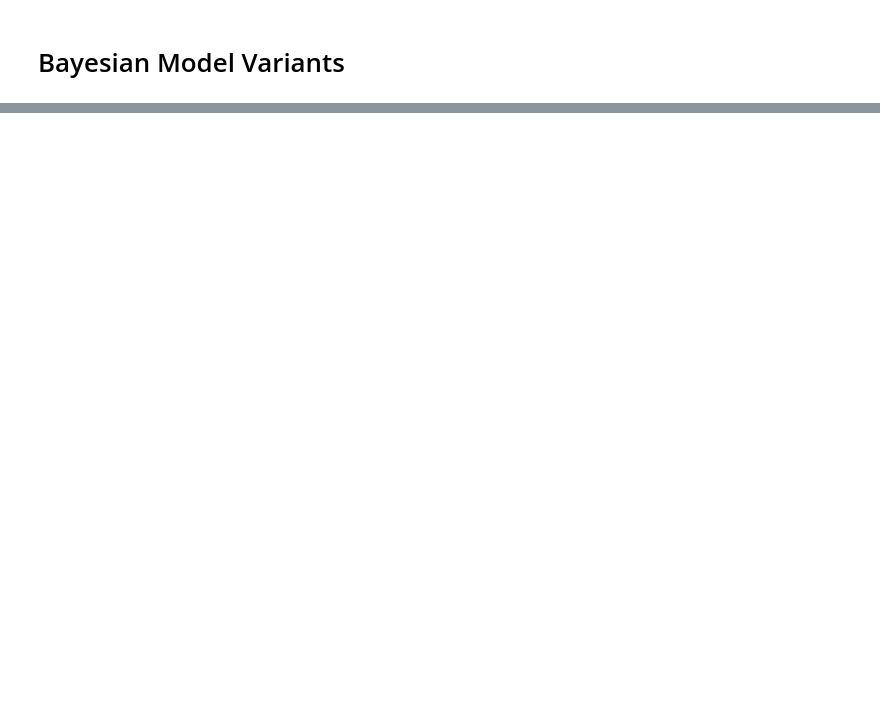
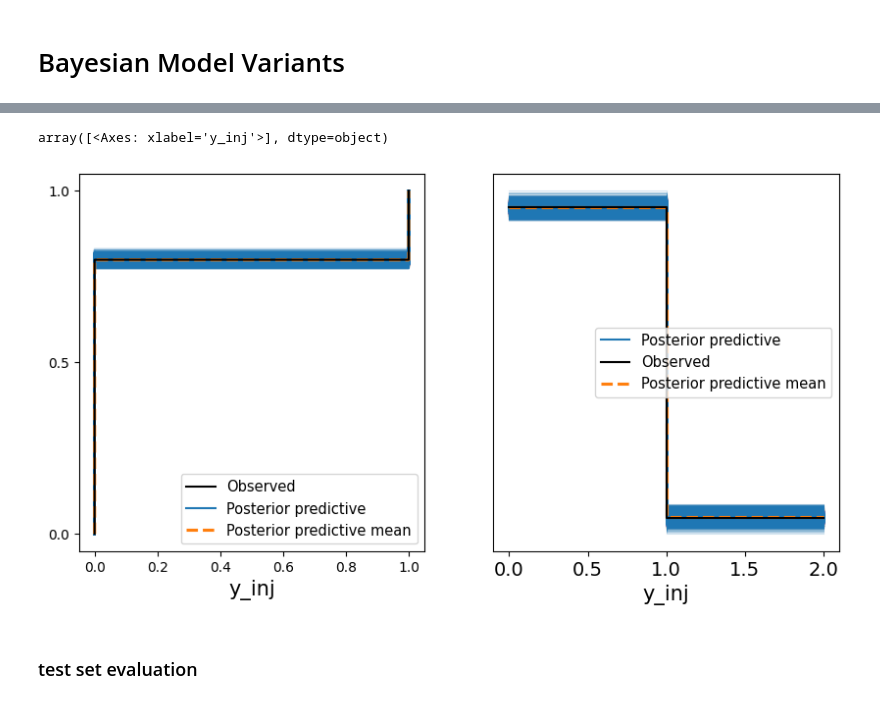
Before and after one commit to SatrunsDream/Workload-effect-on-pitcher-injury, a Jupyter notebook: forecasting.ipynb, the cells around one changed output, grey strips where cells are left out. Saved outputs shown, nothing was run; the diff lists cells and outputs as text; code cells hidden in the pictures; blank space fills up the shorter version.

```diff
--- a/forecasting.ipynb
+++ b/forecasting.ipynb
@@ -207,0 +175,4 @@ plt.show()
+# %%
+## MCMC sampling with pymc's NUTS sampler
+with variant_1:
+    variant_1_trace = pm.sample(sample_kwargs=dict(mode="MLX"))
@@ -207,0 +269,9 @@ plt.show()
+# %%
+fig, axes = plt.subplots(1, 2, figsize=(10, 5))
+az.plot_ppc(variant_1_trace, group='posterior', kind='cumulative', ax=axes[0])
+az.plot_ppc(variant_1_trace, group='posterior', ax=axes[1])
+# %% [output]
+array([<Axes: xlabel='y_inj'>], dtype=object)
+[figure, added]
+# %% [markdown]
+### test set evaluation
```
Also changed, not shown: parts of 67 cells of this notebook.
